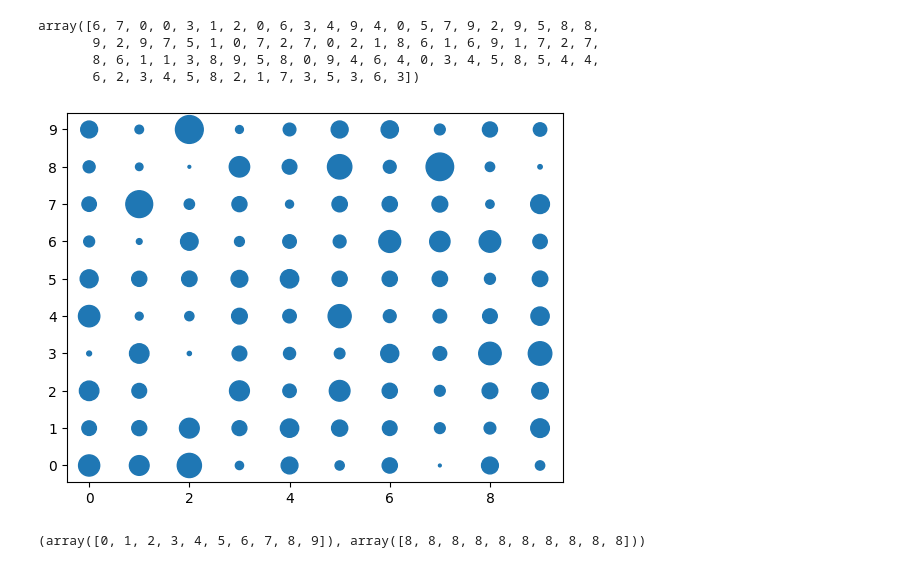
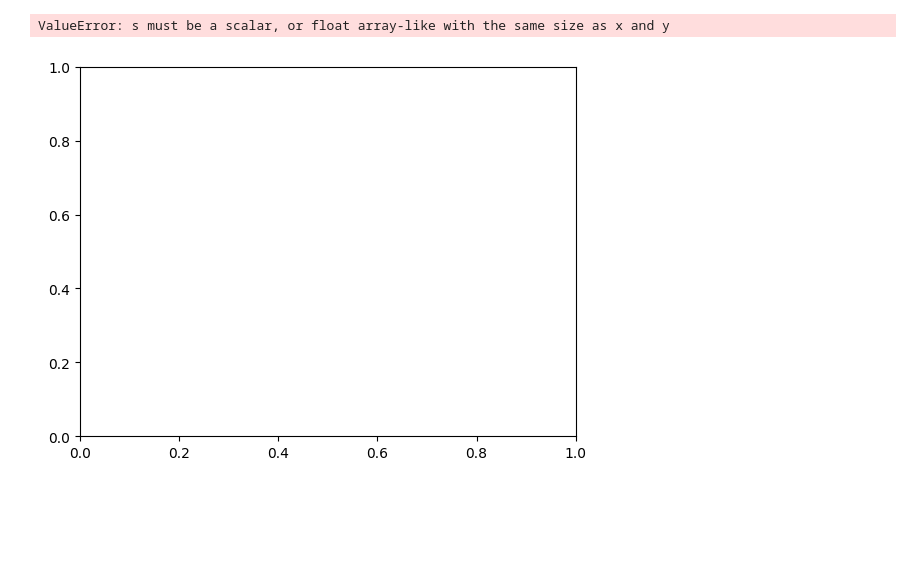
Before and after one commit to GoktugOcal/natadapt-x-flower, a Jupyter notebook: pareto_trial.ipynb, the cells around one changed output. Drawn from its saved outputs; the diff is of its cells as text; code cells hidden in the pictures; blank space fills up the shorter version.

```diff
--- a/pareto_trial.ipynb
+++ b/pareto_trial.ipynb
@@ -23,12 +28,14 @@ import matplotlib.pyplot as plt
 # %%
-NO_CLIENTS = 80
-NO_GROUPS = 10
+NO_CLIENTS = 56
+NO_GROUPS = 7
 NO_CLASSES = 10
+ALPHA = "03"
 # %%
 # path = "data/Cifar10_NIID_a05_140c/config.json"
 # path = "data/alpha/Cifar10_NIID_20c_a03/config.json"
 # path = "projects/define_pretrained_fed_sim_NIID_alpha03/data/config.json"
-path = "data/32_Cifar10_NIID_80c_a03/config.json"
+# path = "data/32_Cifar10_NIID_80c_a03/config.json"
+path = f"data/32_Cifar10_NIID_{NO_CLIENTS}c_a{ALPHA}/config.json"
 conf = json.loads(open(path, "r").read())
 data = [dict(zip(np.array(cli)[:,0], np.array(cli)[:,1])) for cli in conf["Size of samples for labels in clients"]]
 
@@ -37,4 +44,3 @@ for client_id in range(NO_CLIENTS):
     for class_id in range(NO_CLASSES):
         if class_id in data[client_id].keys():
             main_label_vectors[client_id][class_id] = data[client_id][class_id]
-main_label_vectors
@@ -144,0 +102,9 @@ class MyProblem(ElementwiseProblem):
+# %%
+sizes_by_block = []
+for block_no in range(7):
+    s = os.path.getsize(f"./projects/test/test-1/worker/iter_1_block_{block_no}_model.pth.tar")
+    sizes_by_block.append(s/1_000_000)
+# sizes_by_block.append(200)
+# sizes_by_block.append(200)
+# sizes_by_block.append(200)
+sizes_by_block
@@ -144,0 +179,8 @@ class MyProblem(ElementwiseProblem):
+# %%
+baseline_dict = {}
+sorted_network = np.sort(networks).tolist()
+
+for s in np.sort(sizes_by_block):
+    baseline_dict[s] = []
+    for i in range(8):
+        baseline_dict[s].append(sorted_network.pop(0) / 8 / 1_000_000 )
@@ -195,27 +433,20 @@ plt.show()
-# %%
-X[0]
-# %% [output]
-array([6, 7, 0, 0, 3, 1, 2, 0, 6, 3, 4, 9, 4, 0, 5, 7, 9, 2, 9, 5, 8, 8,
-       9, 2, 9, 7, 5, 1, 0, 7, 2, 7, 0, 2, 1, 8, 6, 1, 6, 9, 1, 7, 2, 7,
-       8, 6, 1, 1, 3, 8, 9, 5, 8, 0, 9, 4, 6, 4, 0, 3, 4, 5, 8, 5, 4, 4,
-       6, 2, 3, 4, 5, 8, 2, 1, 7, 3, 5, 3, 6, 3])
 # %%
 if len(X) < 14: X_sel = X[0]
 else: X_sel = X
+# X_sel = X[0]
 
-class_dist = np.asarray(group_distribution(main_label_vectors, X_sel))
+for X_sel in np.unique(X, axis=0):
 
-x = np.array(np.meshgrid(np.arange(len(np.unique(X_sel))),np.arange(NO_CLASSES))).T.reshape(-1,2)[:,0]
-y = np.array(np.meshgrid(np.arange(len(np.unique(X_sel))),np.arange(NO_CLASSES))).T.reshape(-1,2)[:,1]
-s = class_dist.reshape(1,-1)[0]
-s = ((s - np.amin(s))/(np.amax(s) - np.amin(s))*400).astype("int")
+    class_dist = np.asarray(group_distribution(main_label_vectors, X_sel))
 
-plt.scatter(x,y,s)
-plt.yticks(np.arange(10))
-plt.show()
+    x = np.array(np.meshgrid(np.arange(len(np.unique(X_sel))),np.arange(NO_CLASSES))).T.reshape(-1,2)[:,0]
+    y = np.array(np.meshgrid(np.arange(len(np.unique(X_sel))),np.arange(NO_CLASSES))).T.reshape(-1,2)[:,1]
+    s = class_dist.reshape(1,-1)[0]
+    s = ((s - np.amin(s))/(np.amax(s) - np.amin(s))*400).astype("int")
+
+    plt.scatter(x,y,s)
+    plt.yticks(np.arange(10))
+    plt.show()
 # %% [output]
+ValueError: s must be a scalar, or float array-like with the same size as x and y
-[figure, old version]
+[figure, new version]
-# %%
-np.unique(X_sel, return_counts=True)
-# %% [output]
-(array([0, 1, 2, 3, 4, 5, 6, 7, 8, 9]), array([8, 8, 8, 8, 8, 8, 8, 8, 8, 8]))
```
Also changed, not shown: parts of 24 cells of this notebook, 43 other files.
